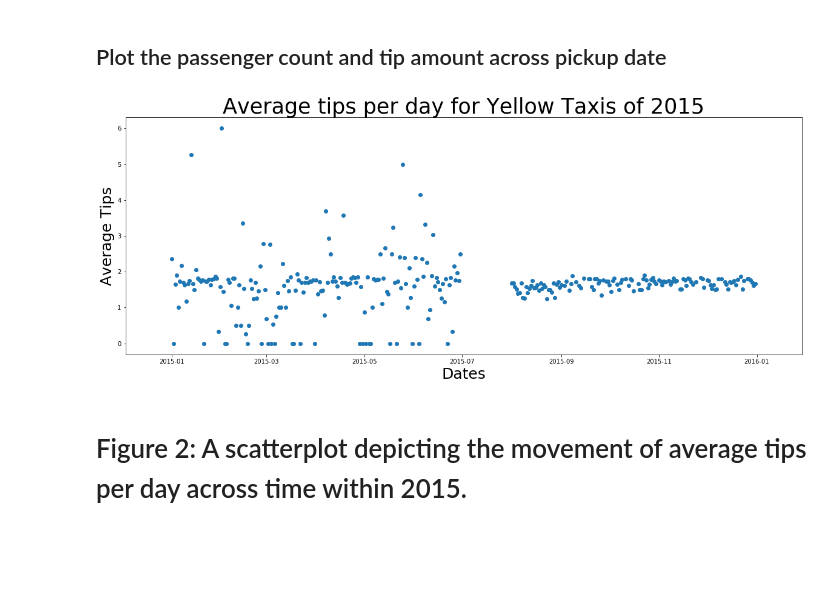
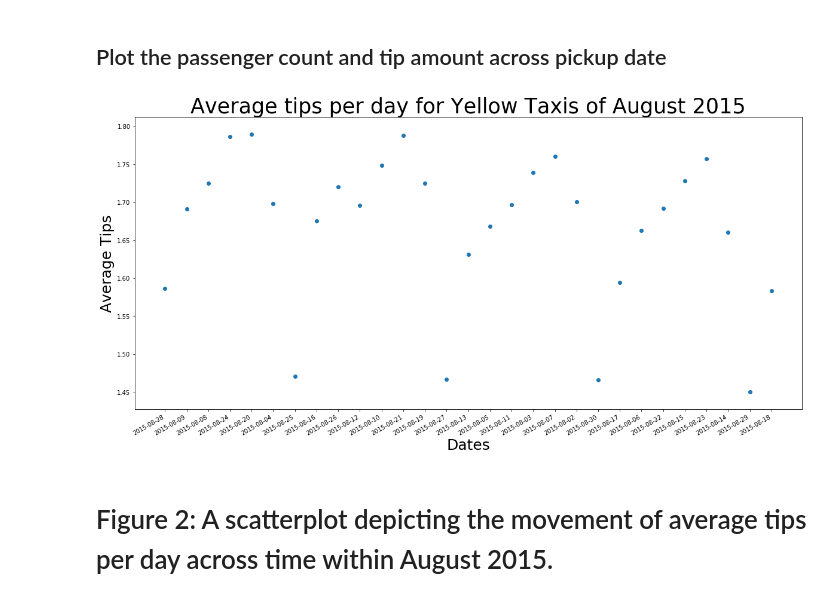
Before and after one commit to jinalklaulitz/PUI2018_msm796, a Jupyter notebook: HW3_msm796/Assignment_2_msm796.ipynb, the cells around one changed output. Saved outputs shown, nothing was run; the diff lists cells and outputs as text; code cells hidden in the pictures; blank space fills up the shorter version.

```diff
--- a/HW3_msm796/Assignment_2_msm796.ipynb
+++ b/HW3_msm796/Assignment_2_msm796.ipynb
@@ -173,3 +175,0 @@ taxi_data['pickup_date']=pd.to_datetime(taxi_data['pickup_datetime'], format="%Y
-# %%
-taxi_data.drop('pickup_datetime',axis=1,inplace=True)
-taxi_data.head(8)
@@ -186,20 +176,25 @@ taxi_data.head(8)
+# %%
+#taxi_data.drop('pickup_datetime',axis=1,inplace=True)
+taxi_data.head(8)
+taxi_data=taxi_data[(taxi_data['pickup_date'] > datetime.datetime.strptime('2015-08-01', "%Y-%m-%d").date()) & (taxi_data['pickup_date'] < datetime.datetime.strptime('2015-08-31', "%Y-%m-%d").date())]
 # %% [markdown]
 ### I fix up the tip amount as the data type should be float when i apply an aggregated method (mean) later on my groupby
 # %%
 #fix object types
 taxi_data['tip_amount']=taxi_data['tip_amount'].astype(float)
+taxi_data['pickup_date']=taxi_data['pickup_date'].astype(str)
 # %% [markdown]
 ## Plot the passenger count and tip amount across pickup date
 # %%
-plt.figure(figsize=(20,8))
-plt.gcf().autofmt_xdate()
-plt.title('Average tips per day for Yellow Taxis of 2015',fontsize=35)
+plt.figure(figsize=(20,10))
+plt.title('Average tips per day for Yellow Taxis of August 2015',fontsize=35)
 plt.scatter(taxi_data.pickup_date.unique()
          ,taxi_data.groupby(['pickup_date'], sort=True)['tip_amount'].mean())
+plt.gcf().autofmt_xdate()
 plt.xlabel('Dates', fontsize=25)
 plt.ylabel('Average Tips', fontsize=25)
 plt.show()
 # %% [output]
-[figure, old version]
+[figure, new version]
 # %% [markdown]
-# Figure 2: A scatterplot depicting the movement of average tips per day across time within 2015.
+# Figure 2: A scatterplot depicting the movement of average tips per day across time within August 2015.
```
Also changed, not shown: parts of 3 cells of this notebook.
